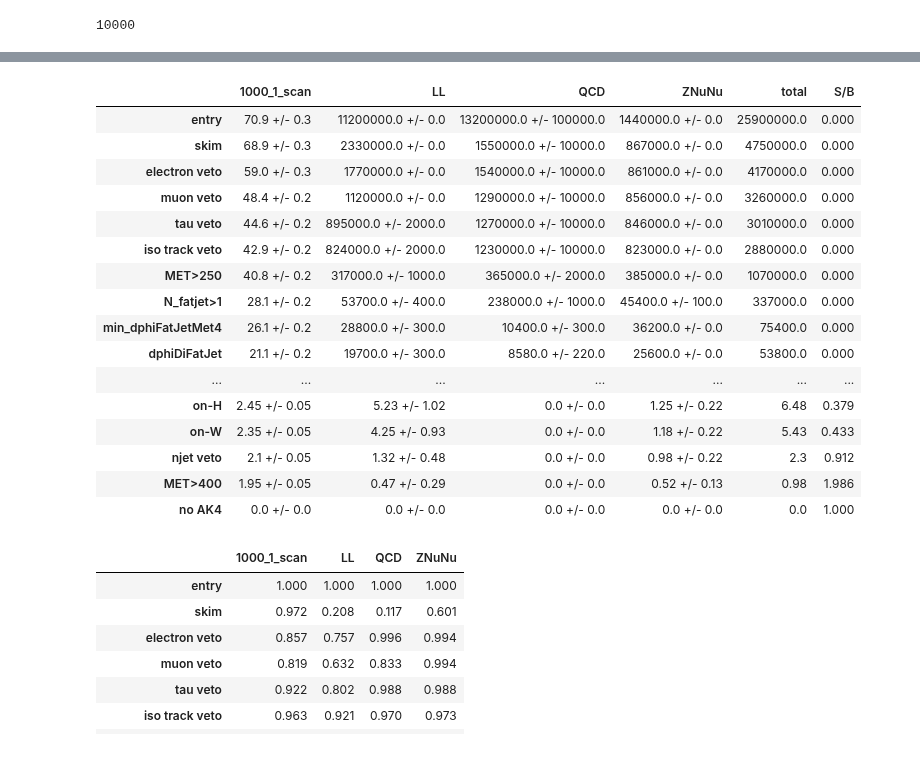
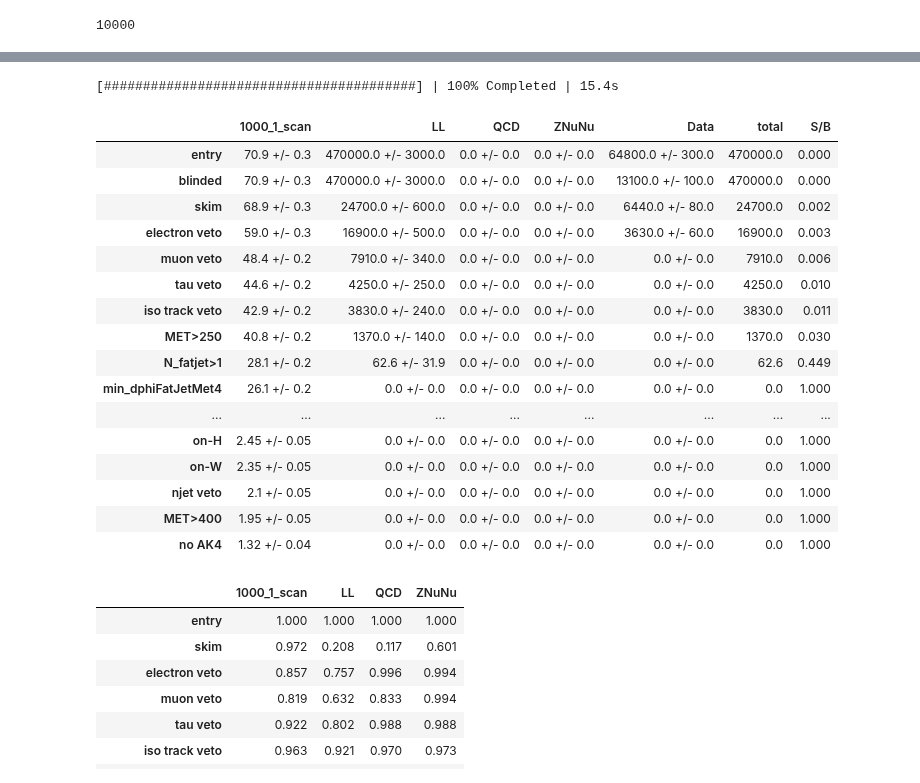
Before and after one commit to mirandabryson/tW_scattering, a Jupyter notebook: notebooks/WH_hadronic.ipynb, the cells around one changed output, grey strips where cells are left out. Saved outputs shown, nothing was run; the diff lists cells and outputs as text; code cells hidden in the pictures.

```diff
--- a/notebooks/WH_hadronic.ipynb
+++ b/notebooks/WH_hadronic.ipynb
@@ -175,15 +175,16 @@ class analysisProcessor(processor.ProcessorABC):
         met_pt  = df["MET_pt"]
         met_phi = df["MET_phi"]
 
-        filters  = getFilters(df, year=year, dataset=dataset)
-        triggers = getTriggers(df, year=year, dataset=dataset)
-
         muon          = getMuons(df, WP='veto')
         electron      = getElectrons(df, WP='veto')
         tau           = getTaus(df)
         isotrack      = getIsoTracks(df)
         fatjet        = getFatJets(df)
         jet           = getJets(df)
+
+        filters  = getFilters(df, year=year, dataset=dataset)
+        triggers = getTriggers(df, year=year, dataset=dataset)
+        blind_protection = True if dataset.lower().count('data')==0 else (electron.counts+muon.counts)>0
 
         sf = LeptonSF(year=year)
         leptonSF = sf.get(electron, muon)
@@ -264,7 +265,7 @@ class analysisProcessor(processor.ProcessorABC):
         fullweight  = weight*cfg['lumi']
 
         cutflow = Cutflow(output, df, cfg, processes, weight=weight)
-
+        cutflow.addRow( 'blinded',  (blind_protection) )
         cutflow.addRow( 'skim',   ((met_pt>200) & (skimjet.counts>1)) )
         cutflow.addRow( 'electron veto',   (electron.counts==0) )
         cutflow.addRow( 'muon veto',   (muon.counts==0) )
@@ -388,6 +385,6 @@ asyncio.exceptions.CancelledError
 # %%
-overwrite = False
-small = False
+overwrite = True
+small = True
 
 from Tools.WH_samples import * #fileset_2016, fileset_2016_small
 
@@ -406,7 +403,7 @@ fileset_WH_merge   = {   '1000_1_scan': glob.glob('/hadoop/cms/store/user/dspitz
                 'LL': fileset_year['WJets'] + fileset_year['TTJets'] + fileset_year['ST'] + fileset_year['WW'] + fileset_year['TTW'],
                 'QCD': fileset_year['QCD'],
                 'ZNuNu': fileset_year['ZNuNu'] + fileset_year['TTZ'] + fileset_year['VV'],
-                #'Data': fileset_year['MET'],
+                'Data': fileset_year['MET'],
                 }
 
 # load the config and the cache
@@ -434,7 +431,7 @@ else:
                     #'750_1_scan': glob.glob('/hadoop/cms/store/user/dspitzba/WHhadronic/signal/GenModel_TChiWH_750_1.root'),
                     '1000_1_scan': glob.glob('/hadoop/cms/store/user/dspitzba/WH_hadronic/v0.2.4/Autumn18_TChiWH_1000_1.root'),
                     'LL': fileset_WH_merge['LL'][:2],
-                    #'Data': fileset_WH_merge['Data'][:2]
+                    'Data': fileset_WH_merge['Data'][:2]
         }
         exe_args['workers'] = 4
     else:
@@ -455,40 +452,42 @@ else:
     cache['histograms']     = histograms
     cache['simple_output']  = output
     cache.dump()
+# %% [output]
+[########################################] | 100% Completed | 15.4s
 # %%
 # Cutflow
 from Tools.helpers import getCutFlowTable
 
 #processes = ['mC750_l1', 'WJets', 'QCD', 'TTJets', 'ZNuNu', 'ST', 'ttW/ttZ', 'WW/WZ/ZZ']
-processes = ['1000_1_scan', 'LL', 'QCD', 'ZNuNu']
+processes = ['1000_1_scan', 'LL', 'QCD', 'ZNuNu', 'Data']
 #processes = ['mC750_l1', 'LL', 'QCD', 'ZNuNu']
 lines     = ['entry']
 #lines    += ['skim', 'electron veto', 'muon veto', 'tau veto', 'iso track veto',  'MET>250', 'njet2', 'jetveto', 'nbtag', 'minmtb', 'min_dphiJetMet4', 'dphiDiJet', 'dphiDiFatJet',  'HT>400', 'N_fatjet>0', 'N_htag>0',  'N_fatjet>1', 'N_vlwtag>0', 'N_lwtag>0', 'N_wtag>0', 'on-H', 'on-W', 'N_htag>0 hard',  'MET>400']
 #lines    += ['skim', 'electron veto', 'muon veto', 'tau veto', 'iso track veto',  'MET>250', 'N_fatjet>1', 'min_dphiJetMet4', 'min_dphiFatJetMet4', 'dphiDiJet', 'dphiDiFatJet',  'N_htag>0',  'N_vlwtag>0', 'N_lwtag>0', 'N_wtag>0', 'on-H', 'on-W', 'N_htag>0 hard',  'MET>400']
-lines    += ['skim', 'electron veto', 'muon veto', 'tau veto', 'iso track veto',  'MET>250', 'N_fatjet>1', 'min_dphiFatJetMet4', 'dphiDiFatJet', 'N_htag>0', 'N_wtag>0', 'minmth>200', 'on-H', 'on-W', 'njet veto',  'MET>400', 'no AK4']
+lines    += ['blinded', 'skim', 'electron veto', 'muon veto', 'tau veto', 'iso track veto',  'MET>250', 'N_fatjet>1', 'min_dphiFatJetMet4', 'dphiDiFatJet', 'N_htag>0', 'N_wtag>0', 'minmth>200', 'on-H', 'on-W', 'njet veto',  'MET>400', 'no AK4']
 
 
 
 df        = getCutFlowTable(output, processes=processes, lines=lines, significantFigures=3, total=['LL', 'QCD', 'ZNuNu'], signal='1000_1_scan')
 df
 # %% [output]
-|  | 1000_1_scan | LL | QCD | ZNuNu | total | S/B |
-| entry | 70.9 +/- 0.3 | 11200000.0 +/- 0.0 | 13200000.0 +/- 100000.0 | 1440000.0 +/- 0.0 | 25900000.0 | 0.000 |
-| skim | 68.9 +/- 0.3 | 2330000.0 +/- 0.0 | 1550000.0 +/- 10000.0 | 867000.0 +/- 0.0 | 4750000.0 | 0.000 |
-| electron veto | 59.0 +/- 0.3 | 1770000.0 +/- 0.0 | 1540000.0 +/- 10000.0 | 861000.0 +/- 0.0 | 4170000.0 | 0.000 |
-| muon veto | 48.4 +/- 0.2 | 1120000.0 +/- 0.0 | 1290000.0 +/- 10000.0 | 856000.0 +/- 0.0 | 3260000.0 | 0.000 |
-| tau veto | 44.6 +/- 0.2 | 895000.0 +/- 2000.0 | 1270000.0 +/- 10000.0 | 846000.0 +/- 0.0 | 3010000.0 | 0.000 |
-| iso track veto | 42.9 +/- 0.2 | 824000.0 +/- 2000.0 | 1230000.0 +/- 10000.0 | 823000.0 +/- 0.0 | 2880000.0 | 0.000 |
-| MET>250 | 40.8 +/- 0.2 | 317000.0 +/- 1000.0 | 365000.0 +/- 2000.0 | 385000.0 +/- 0.0 | 1070000.0 | 0.000 |
-| N_fatjet>1 | 28.1 +/- 0.2 | 53700.0 +/- 400.0 | 238000.0 +/- 1000.0 | 45400.0 +/- 100.0 | 337000.0 | 0.000 |
-| min_dphiFatJetMet4 | 26.1 +/- 0.2 | 28800.0 +/- 300.0 | 10400.0 +/- 300.0 | 36200.0 +/- 0.0 | 75400.0 | 0.000 |
-| dphiDiFatJet | 21.1 +/- 0.2 | 19700.0 +/- 300.0 | 8580.0 +/- 220.0 | 25600.0 +/- 0.0 | 53800.0 | 0.000 |
-| ... | ... | ... | ... | ... | ... | ... |
-| on-H | 2.45 +/- 0.05 | 5.23 +/- 1.02 | 0.0 +/- 0.0 | 1.25 +/- 0.22 | 6.48 | 0.379 |
-| on-W | 2.35 +/- 0.05 | 4.25 +/- 0.93 | 0.0 +/- 0.0 | 1.18 +/- 0.22 | 5.43 | 0.433 |
-| njet veto | 2.1 +/- 0.05 | 1.32 +/- 0.48 | 0.0 +/- 0.0 | 0.98 +/- 0.22 | 2.3 | 0.912 |
-| MET>400 | 1.95 +/- 0.05 | 0.47 +/- 0.29 | 0.0 +/- 0.0 | 0.52 +/- 0.13 | 0.98 | 1.986 |
-| no AK4 | 0.0 +/- 0.0 | 0.0 +/- 0.0 | 0.0 +/- 0.0 | 0.0 +/- 0.0 | 0.0 | 1.000 |
+|  | 1000_1_scan | LL | QCD | ZNuNu | Data | total | S/B |
+| entry | 70.9 +/- 0.3 | 470000.0 +/- 3000.0 | 0.0 +/- 0.0 | 0.0 +/- 0.0 | 64800.0 +/- 300.0 | 470000.0 | 0.000 |
+| blinded | 70.9 +/- 0.3 | 470000.0 +/- 3000.0 | 0.0 +/- 0.0 | 0.0 +/- 0.0 | 13100.0 +/- 100.0 | 470000.0 | 0.000 |
+| skim | 68.9 +/- 0.3 | 24700.0 +/- 600.0 | 0.0 +/- 0.0 | 0.0 +/- 0.0 | 6440.0 +/- 80.0 | 24700.0 | 0.002 |
+| electron veto | 59.0 +/- 0.3 | 16900.0 +/- 500.0 | 0.0 +/- 0.0 | 0.0 +/- 0.0 | 3630.0 +/- 60.0 | 16900.0 | 0.003 |
+| muon veto | 48.4 +/- 0.2 | 7910.0 +/- 340.0 | 0.0 +/- 0.0 | 0.0 +/- 0.0 | 0.0 +/- 0.0 | 7910.0 | 0.006 |
+| tau veto | 44.6 +/- 0.2 | 4250.0 +/- 250.0 | 0.0 +/- 0.0 | 0.0 +/- 0.0 | 0.0 +/- 0.0 | 4250.0 | 0.010 |
+| iso track veto | 42.9 +/- 0.2 | 3830.0 +/- 240.0 | 0.0 +/- 0.0 | 0.0 +/- 0.0 | 0.0 +/- 0.0 | 3830.0 | 0.011 |
+| MET>250 | 40.8 +/- 0.2 | 1370.0 +/- 140.0 | 0.0 +/- 0.0 | 0.0 +/- 0.0 | 0.0 +/- 0.0 | 1370.0 | 0.030 |
+| N_fatjet>1 | 28.1 +/- 0.2 | 62.6 +/- 31.9 | 0.0 +/- 0.0 | 0.0 +/- 0.0 | 0.0 +/- 0.0 | 62.6 | 0.449 |
+| min_dphiFatJetMet4 | 26.1 +/- 0.2 | 0.0 +/- 0.0 | 0.0 +/- 0.0 | 0.0 +/- 0.0 | 0.0 +/- 0.0 | 0.0 | 1.000 |
+| ... | ... | ... | ... | ... | ... | ... | ... |
+| on-H | 2.45 +/- 0.05 | 0.0 +/- 0.0 | 0.0 +/- 0.0 | 0.0 +/- 0.0 | 0.0 +/- 0.0 | 0.0 | 1.000 |
+| on-W | 2.35 +/- 0.05 | 0.0 +/- 0.0 | 0.0 +/- 0.0 | 0.0 +/- 0.0 | 0.0 +/- 0.0 | 0.0 | 1.000 |
+| njet veto | 2.1 +/- 0.05 | 0.0 +/- 0.0 | 0.0 +/- 0.0 | 0.0 +/- 0.0 | 0.0 +/- 0.0 | 0.0 | 1.000 |
+| MET>400 | 1.95 +/- 0.05 | 0.0 +/- 0.0 | 0.0 +/- 0.0 | 0.0 +/- 0.0 | 0.0 +/- 0.0 | 0.0 | 1.000 |
+| no AK4 | 1.32 +/- 0.04 | 0.0 +/- 0.0 | 0.0 +/- 0.0 | 0.0 +/- 0.0 | 0.0 +/- 0.0 | 0.0 | 1.000 |
 # %%
 # Efficiencies
 df = getCutFlowTable(output, processes=processes, lines=lines, significantFigures=3, absolute=False)
```
Also changed, not shown: parts of 2 cells of this notebook, 3 other files.
